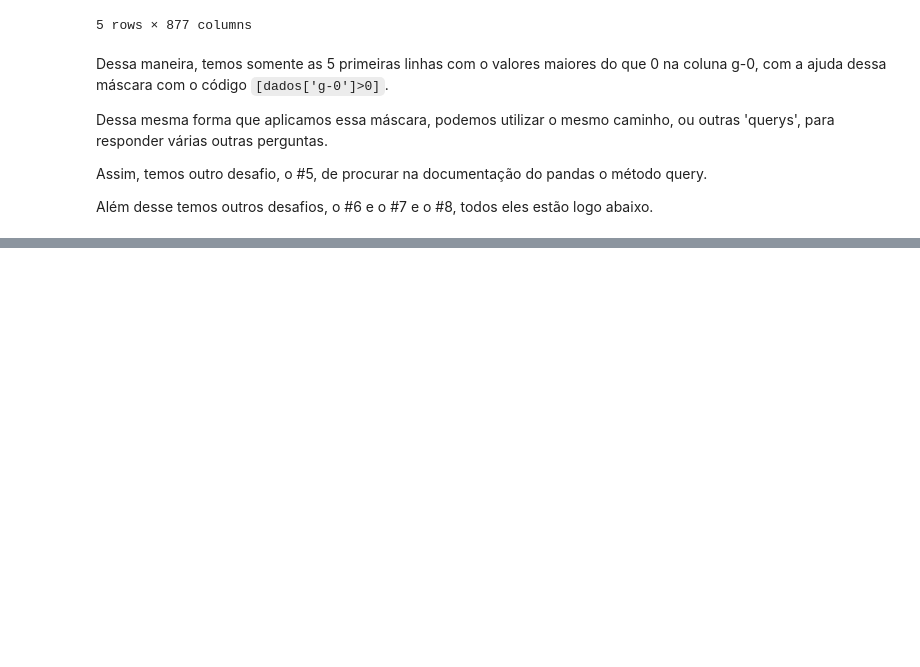
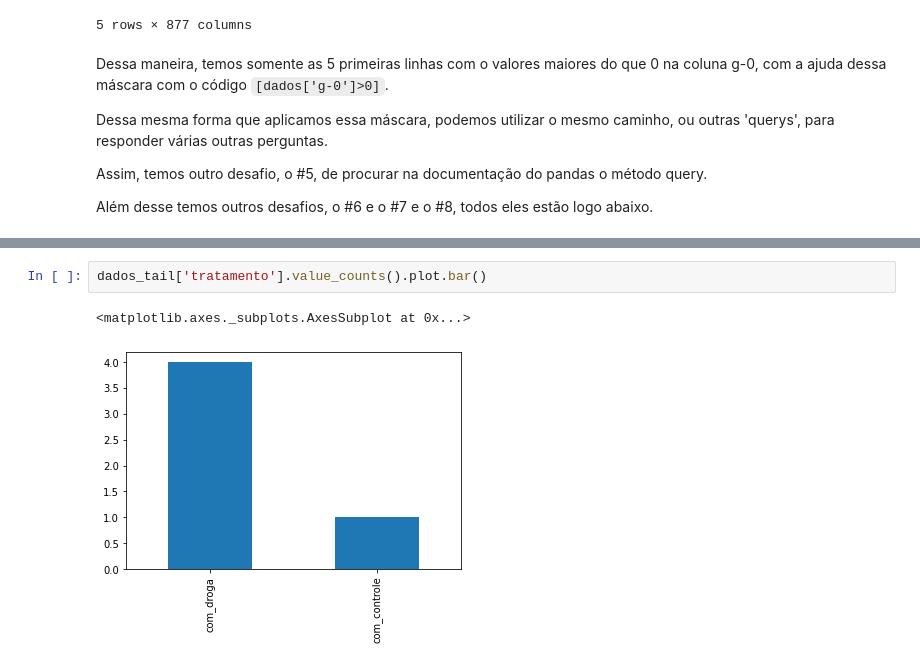
Before and after one commit to Kur1sutaru/imersaodados3, a Jupyter notebook: Copy_of_Aula_01.ipynb, the cells around one changed output, grey strips where cells are left out. Drawn from its saved outputs; the diff is of its cells as text; blank space fills up the shorter version.

```diff
--- a/Copy_of_Aula_01.ipynb
+++ b/Copy_of_Aula_01.ipynb
@@ -293,0 +336,5 @@ dados
+# %%
+dados_tail['tratamento'].value_counts().plot.bar()
+# %% [output]
+<matplotlib.axes._subplots.AxesSubplot at 0x...>
+[figure, added]
```
Also changed, not shown: parts of 23 cells of this notebook.
